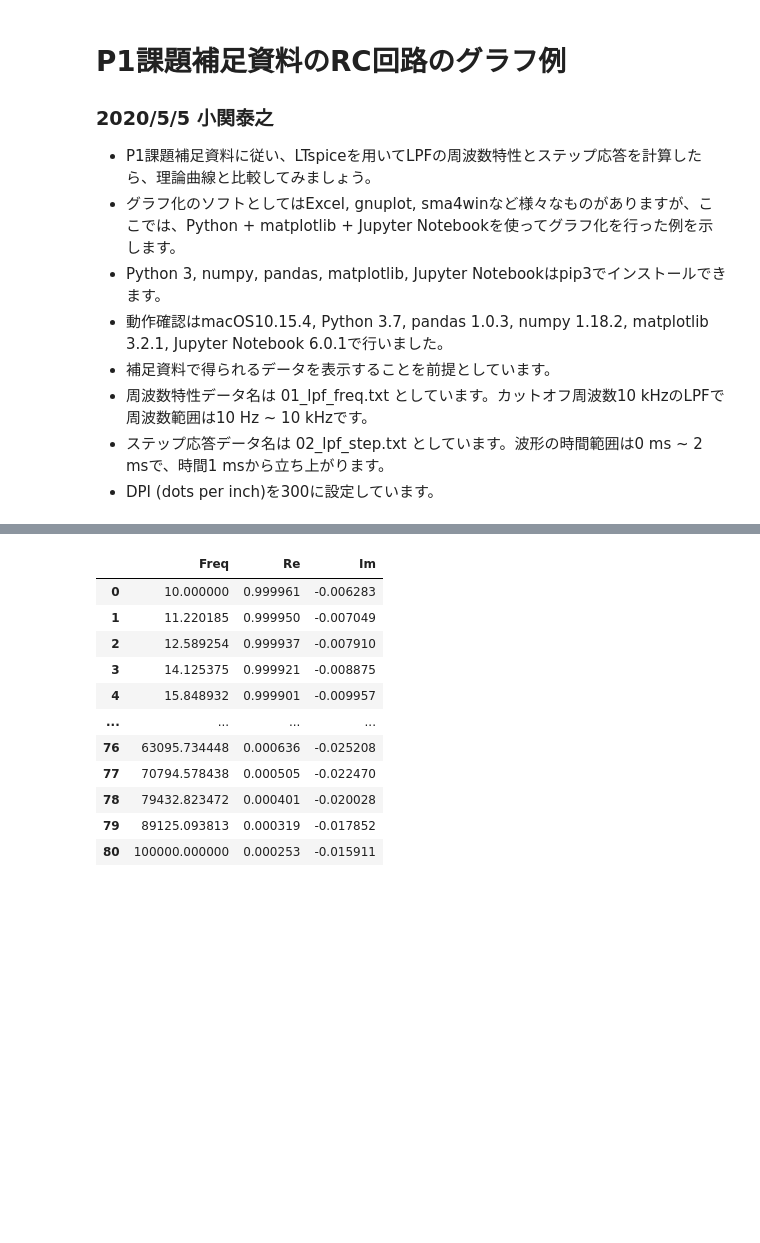
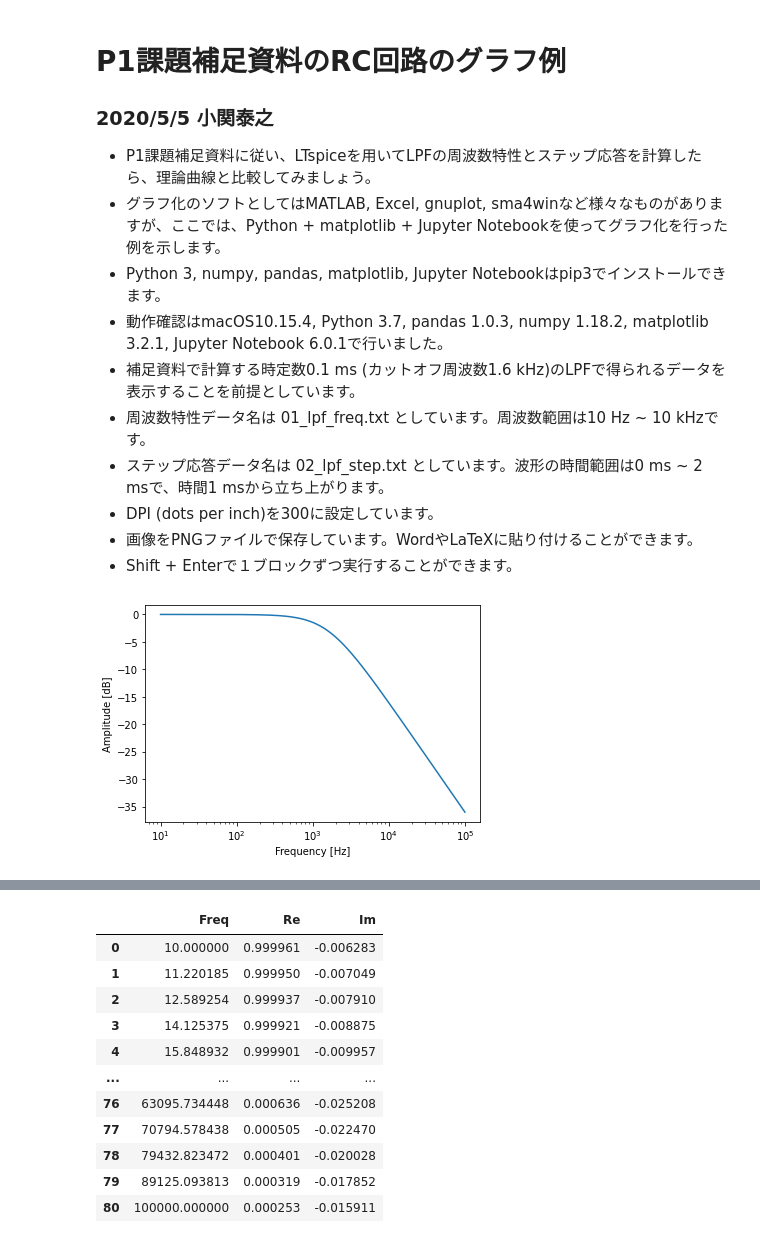
Before and after one commit to ysozeki/P1graph, a Jupyter notebook: P1_graph.ipynb, the cells around one changed output, grey strips where cells are left out. Saved outputs shown, nothing was run; the diff lists cells and outputs as text; code cells hidden in the pictures; blank space fills up the shorter version.

```diff
--- a/P1_graph.ipynb
+++ b/P1_graph.ipynb
@@ -4,16 +4,43 @@
 ### 2020/5/5 小関泰之
 
 - P1課題補足資料に従い、LTspiceを用いてLPFの周波数特性とステップ応答を計算したら、理論曲線と比較してみましょう。
-- グラフ化のソフトとしてはExcel, gnuplot, sma4winなど様々なものがありますが、ここでは、Python + matplotlib + Jupyter Notebookを使ってグラフ化を行った例を示します。
+- グラフ化のソフトとしてはMATLAB, Excel, gnuplot, sma4winなど様々なものがありますが、ここでは、Python + matplotlib + Jupyter Notebookを使ってグラフ化を行った例を示します。
 - Python 3, numpy, pandas, matplotlib, Jupyter Notebookはpip3でインストールできます。
 - 動作確認はmacOS10.15.4, Python 3.7, pandas 1.0.3, numpy 1.18.2, matplotlib 3.2.1, Jupyter Notebook 6.0.1で行いました。
-- 補足資料で得られるデータを表示することを前提としています。
- - 周波数特性データ名は 01_lpf_freq.txt としています。カットオフ周波数10 kHzのLPFで周波数範囲は10 Hz ~ 10 kHzです。
+- 補足資料で計算する時定数0.1 ms (カットオフ周波数1.6 kHz)のLPFで得られるデータを表示することを前提としています。
+ - 周波数特性データ名は 01_lpf_freq.txt としています。周波数範囲は10 Hz ~ 10 kHzです。
  - ステップ応答データ名は 02_lpf_step.txt としています。波形の時間範囲は0 ms ~ 2 msで、時間1 msから立ち上がります。
 - DPI (dots per inch)を300に設定しています。
+- 画像をPNGファイルで保存しています。WordやLaTeXに貼り付けることができます。
+- Shift + Enterで１ブロックずつ実行することができます。
 # %%
 # おまじない
 import numpy as np
 import pandas as pd
 from matplotlib import pyplot as plt
 %matplotlib inline
+# %%
+#LPFの理論特性の計算
+fc = 10000 / 2 / np.pi #カットオフ周波数: 1.6 kHz
+fb = 300 # BPFの場合の帯域: 300 Hz
+
+f = np.logspace(1,5,1000) #対数軸での周波数配列を10^1 ~ 10^5まで準備。
+s = 1j * f / fc         #LPFの場合。実験テキストp. 50, 表P3.1を参照。
+#s = 1 / (1j * f / fc)  #HPFにする場合はコメントアウトを外す
+#s = 1j * fc / fb * (f / fc - fc / f)  #BPFにする場合はコメントアウトを外す
+#s = 1 / (1j * fc / fb * (f / fc - fc / f)) #BEFにする場合はコメントアウトを外す
+
+H = 1 / (s + 1) # 1次フィルタ
+#H = 1 / (s*s*s + 2*s*s + 2*s + 1) # 3次Butterworthフィルタ
+
+amp = 20*np.log10(np.absolute(H))
+phase = np.angle(H) * 180 / np.pi
+# %%
+#振幅特性のプロット
+plt.plot(f, amp)
+plt.xscale('log')
+plt.xlabel('Frequency [Hz]')
+plt.ylabel('Amplitude [dB]')
+plt.show()
+# %% [output]
+[figure, added]
```
Also changed, not shown: parts of 14 cells of this notebook.
